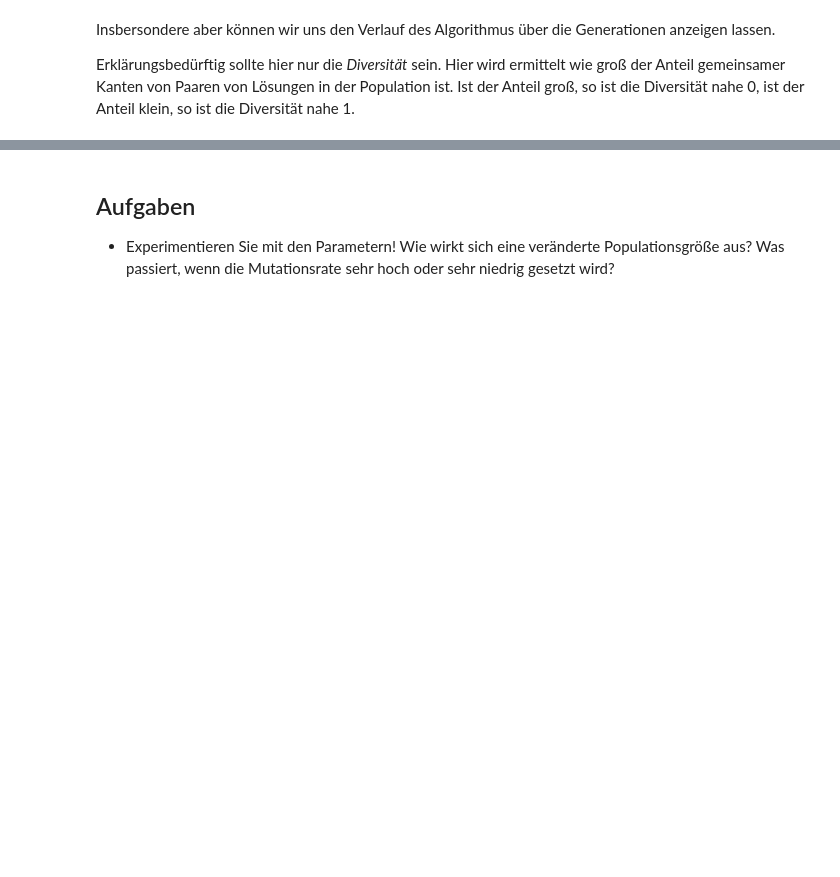
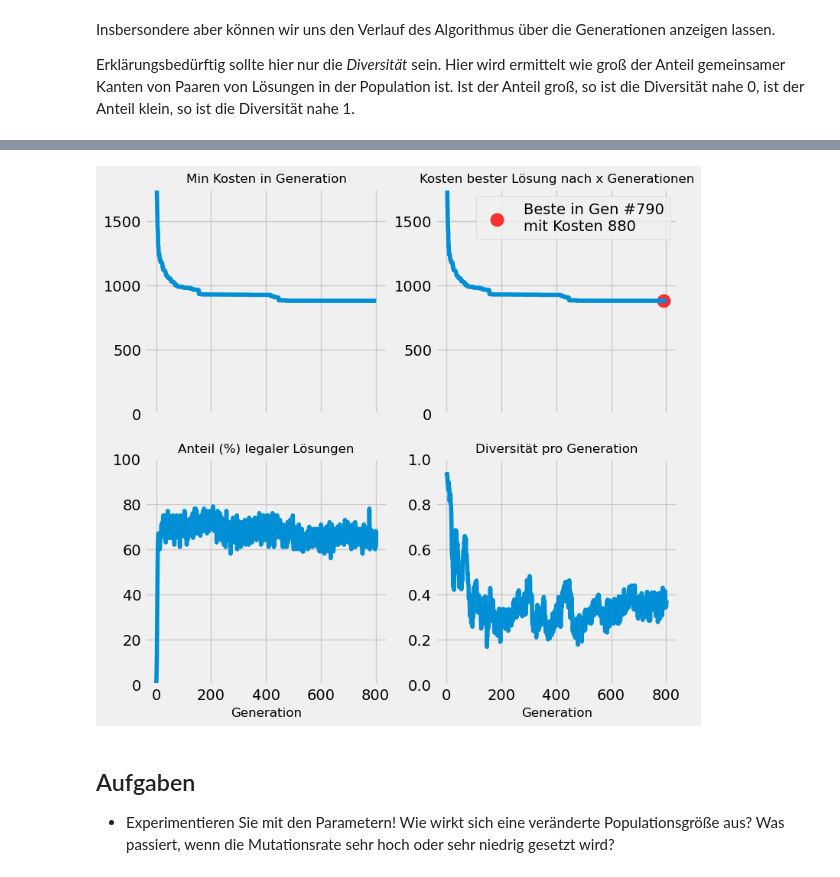
Before and after one commit to henningbruhn/mobp, a Jupyter notebook: vrp_aufgabe/evrp3.ipynb, the cells around one changed output, grey strips where cells are left out. Cells and saved outputs as stored; diff of their text form; code cells hidden in the pictures; blank space fills up the shorter version.

```diff
--- a/vrp_aufgabe/evrp3.ipynb
+++ b/vrp_aufgabe/evrp3.ipynb
@@ -288,0 +165,5 @@ evrp.show_analytics(pops,inst)
+# %%
+params={"SELECTION_SIZE":10, "POP_SIZE":100, "KEEP_SIZE":0.5}
+mutates=[(move_mutation,0.1,3),(reset_stations_mutation,0.1,1),(swap_mutation,0.1,3),(reverse_tour_mutation,0.05,1)]
+
+ga=GenAlgo(inst,params=params,mutation_methods=mutates)
@@ -289,3 +177,7 @@ evrp.show_analytics(pops,inst)
+# %%
+evrp.show_analytics(ga)
+# %% [output]
+[figure, added]
 # %% [markdown]
 ## Aufgaben
 
```
Also changed, not shown: parts of 16 cells of this notebook, 3 other files.
